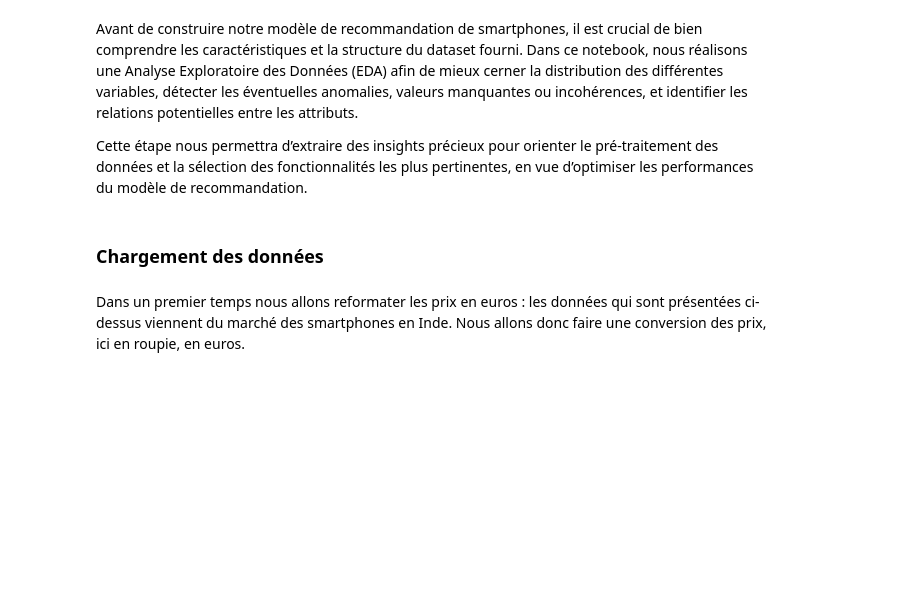
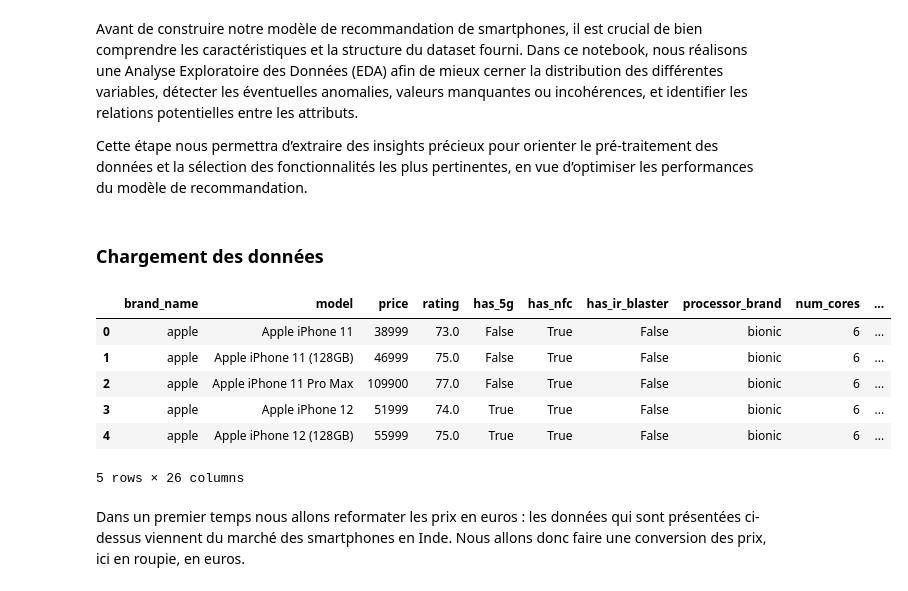
Before and after one commit to 31Joojo/phone-recommender, a Jupyter notebook: notebooks/NN_project_LARMAILLARD_BAUDET.ipynb, the cells around one changed output. Drawn from its saved outputs; the diff is of its cells as text; code cells hidden in the pictures; blank space fills up the shorter version.

```diff
--- a/notebooks/NN_project_LARMAILLARD_BAUDET.ipynb
+++ b/notebooks/NN_project_LARMAILLARD_BAUDET.ipynb
@@ -50,8 +59,16 @@ import seaborn as sns
 # %%
 ### Chargement des données
-data = pd.read_csv('../data/raw/Smartphones_cleaned_dataset.csv')
+data = pd.read_csv('../data/raw/Smartphones_cleaned_dataset_completed.csv', sep=";")
 
 data.head()
+# %% [output]
+|  | brand_name | model | price | rating | has_5g | has_nfc | has_ir_blaster | processor_brand | num_cores | ... |
+| 0 | apple | Apple iPhone 11 | 38999 | 73.0 | False | True | False | bionic | 6 | ... |
+| 1 | apple | Apple iPhone 11 (128GB) | 46999 | 75.0 | False | True | False | bionic | 6 | ... |
+| 2 | apple | Apple iPhone 11 Pro Max | 109900 | 77.0 | False | True | False | bionic | 6 | ... |
+| 3 | apple | Apple iPhone 12 | 51999 | 74.0 | True | True | False | bionic | 6 | ... |
+| 4 | apple | Apple iPhone 12 (128GB) | 55999 | 75.0 | True | True | False | bionic | 6 | ... |
+5 rows × 26 columns
 # %% [markdown]
 Dans un premier temps nous allons reformater les prix en euros : les données qui sont présentées ci-dessus viennent du marché des smartphones en Inde. Nous allons donc faire une conversion des prix, ici en roupie, en euros.
 # %%
```
Also changed, not shown: parts of 36 cells of this notebook, 2 other files.
